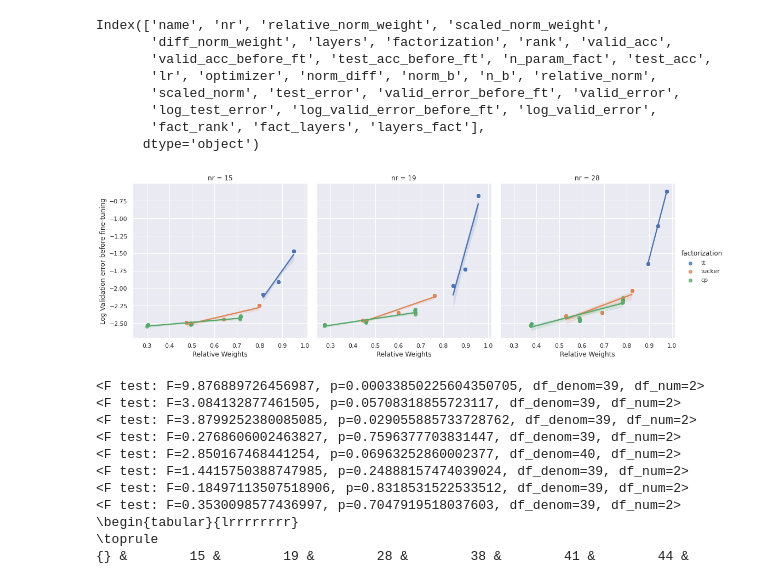
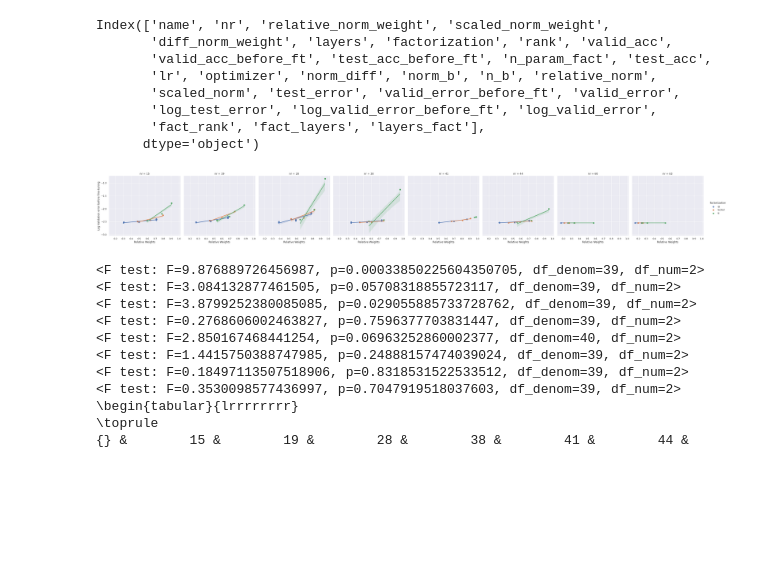
Before and after one commit to JSchuurmans/tddl, a Jupyter notebook: notebooks/difference/decompositions.ipynb, the cells around one changed output. Saved outputs shown, nothing was run; the diff lists cells and outputs as text; code cells hidden in the pictures; blank space fills up the shorter version.

```diff
--- a/notebooks/difference/decompositions.ipynb
+++ b/notebooks/difference/decompositions.ipynb
@@ -291,21 +291,22 @@ Index(['name', 'nr', 'relative_norm_weight', 'scaled_norm_weight',
        'fact_rank', 'fact_layers', 'layers_fact'],
       dtype='object')
 # %%
-df_ltd = df[df.nr.isin([15, 19, 28])]
+layer_idx = [15, 19, 28, 38, 41, 44, 60, 63]
+df_ltd = df[df.nr.isin(layer_idx)]
 g = sns.lmplot(data=df_ltd, x='relative_norm_weight', y='log_valid_error_before_ft', hue='factorization', col='nr')
 # ax.legend(loc='center left', bbox_to_anchor=(1, 0.5))
 i = 0
-for j in range(3):
+for j in range(len(layer_idx)):
         gax = g.axes[i][j]
         xlabel = gax.get_xlabel()
         ylabel = gax.get_ylabel()
         if xlabel in replacements.keys():
             g.axes[i][j].set_xlabel(replacements[xlabel])
         if ylabel in replacements.keys():
             g.axes[i][j].set_ylabel(replacements[ylabel])
 # g.savefig('/home/jetzeschuurman/gitProjects/phd/tddl/plots/cifar10/rn18/lm_layer_factorization')
 # %% [output]
-[figure, old version]
+[figure, new version]
 # %%
 layers = [15,19,28,38,41,44,60,63]
 R = [
```
Also changed, not shown: parts of 9 cells of this notebook, 29 other files.
